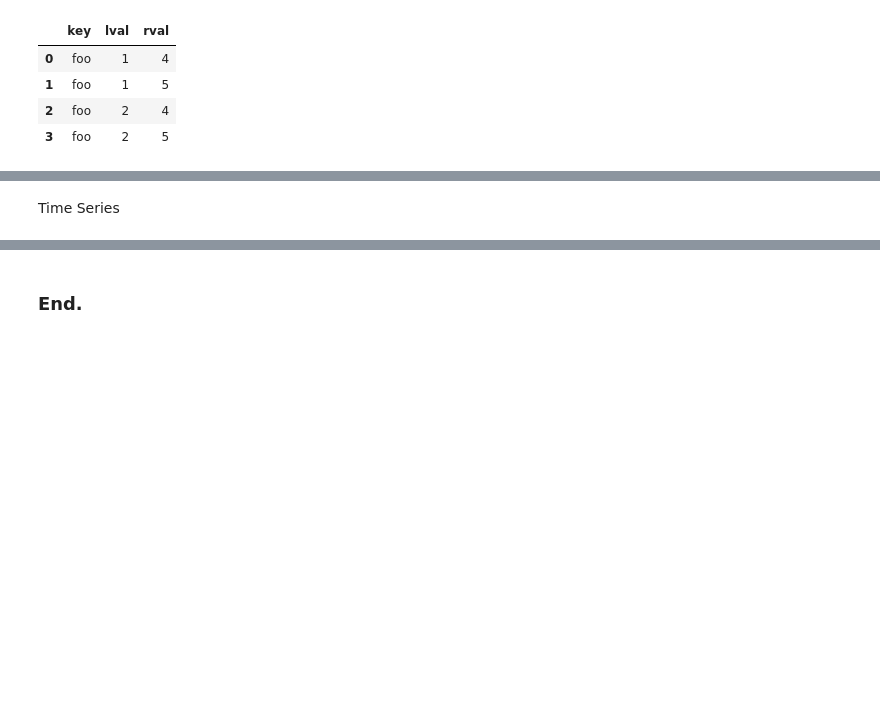
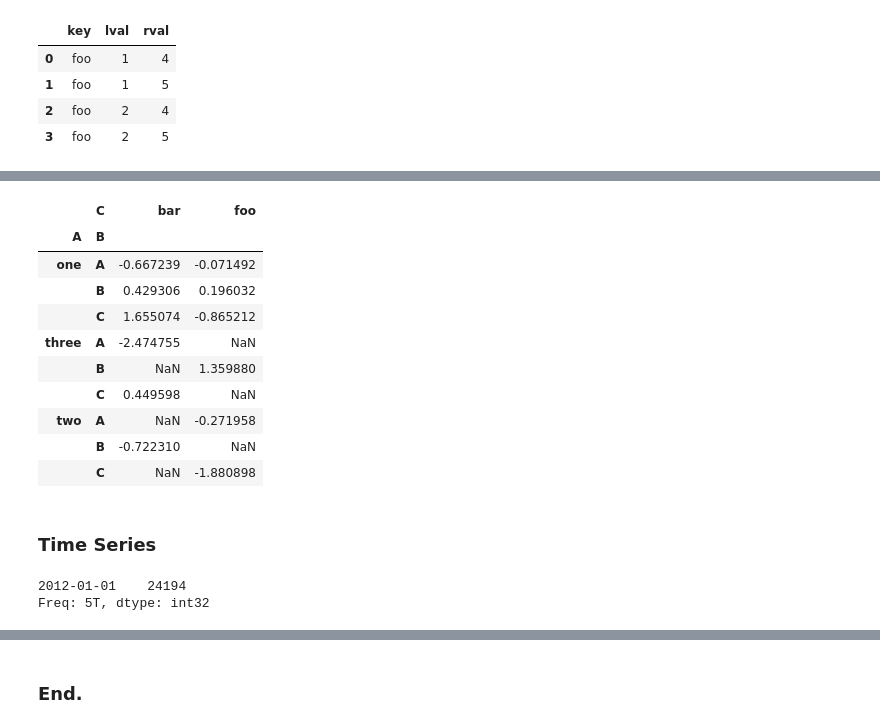
Before and after one commit to caiquemiranda/studies-pandas-II, a Jupyter notebook: min.ipynb, the cells around one changed output, grey strips where cells are left out. Saved outputs shown, nothing was run; the diff lists cells and outputs as text; code cells hidden in the pictures; blank space fills up the shorter version.

```diff
--- a/min.ipynb
+++ b/min.ipynb
@@ -620,8 +675,8 @@ Pivot Tables
 # %%
 df = pd.DataFrame({'A' : ['one', 'one', 'two', 'three'] * 3,
-.....: 'B' : ['A', 'B', 'C'] * 4,
-.....: 'C' : ['foo', 'foo', 'foo', 'bar', 'bar', 'bar'] * 2
-.....: 'D' : np.random.randn(12),
-.....: 'E' : np.random.randn(12)})
+                   'B' : ['A', 'B', 'C'] * 4,
+                   'C' : ['foo', 'foo', 'foo', 'bar', 'bar', 'bar'] * 2,
+                   'D' : np.random.randn(12),
+                   'E' : np.random.randn(12)})
 # %%
 df
@@ -628,11 +697,28 @@ df
 # %%
-pd.pivot_table(df, values='D', index=['A', 'B'], columns=['C'])
+pd.pivot_table(df, values='D',
+               index=['A', 'B'],
+               columns=['C'])
+# %% [output]
+|  | C | bar | foo |
+| A | B |  |  |
+| one | A | -0.667239 | -0.071492 |
+|  | B | 0.429306 | 0.196032 |
+|  | C | 1.655074 | -0.865212 |
+| three | A | -2.474755 | NaN |
+|  | B | NaN | 1.359880 |
+|  | C | 0.449598 | NaN |
+| two | A | NaN | -0.271958 |
+|  | B | -0.722310 | NaN |
+|  | C | NaN | -1.880898 |
-# %% [markdown]
-Time Series
+# %% [markdown]
+### Time Series
 # %%
 rng = pd.date_range('1/1/2012', periods=100, freq='S')
 # %%
 ts = pd.Series(np.random.randint(0, 500, len(rng)), index=rng)
 # %%
-ts.resample('5Min', how='sum')
+ts.resample('5Min').sum()
+# %% [output]
+2012-01-01    24194
+Freq: 5T, dtype: int32
 # %%
```
Also changed, not shown: parts of 126 cells of this notebook, 2 other files.
